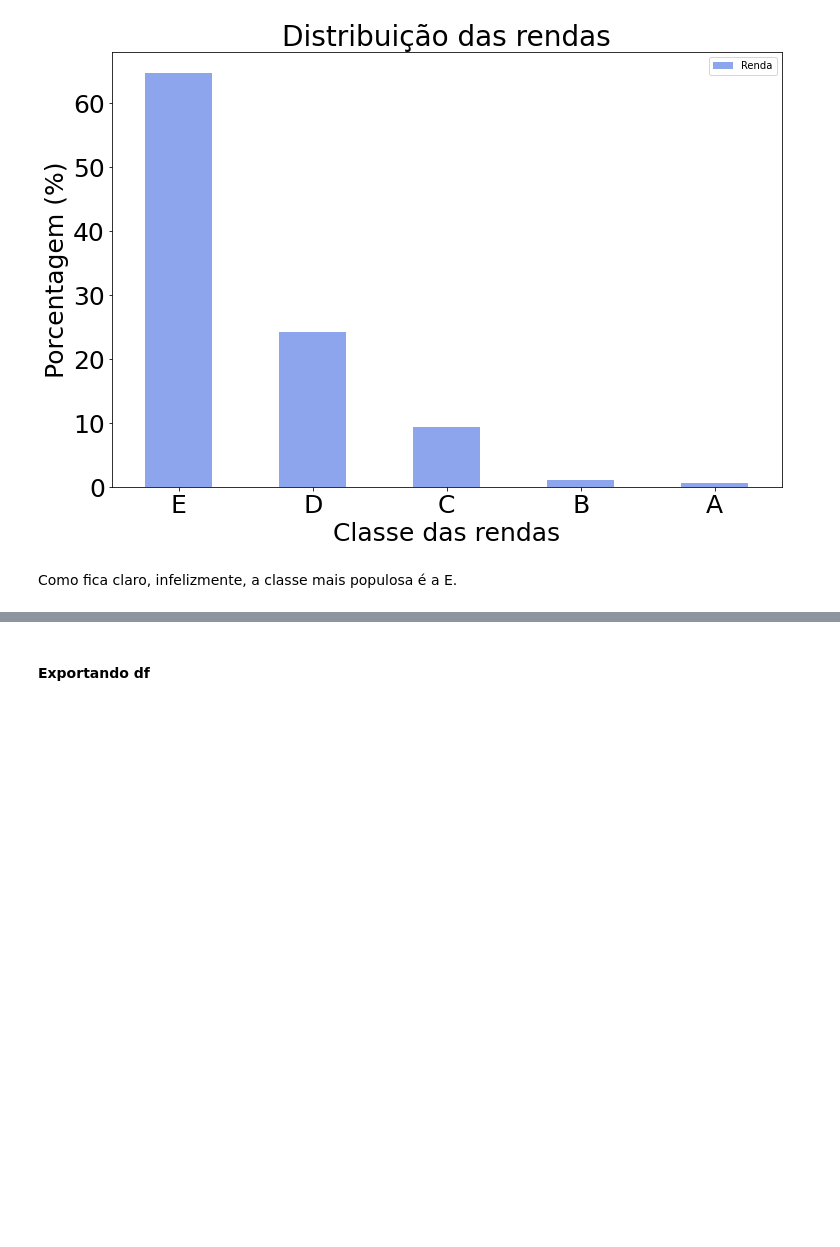
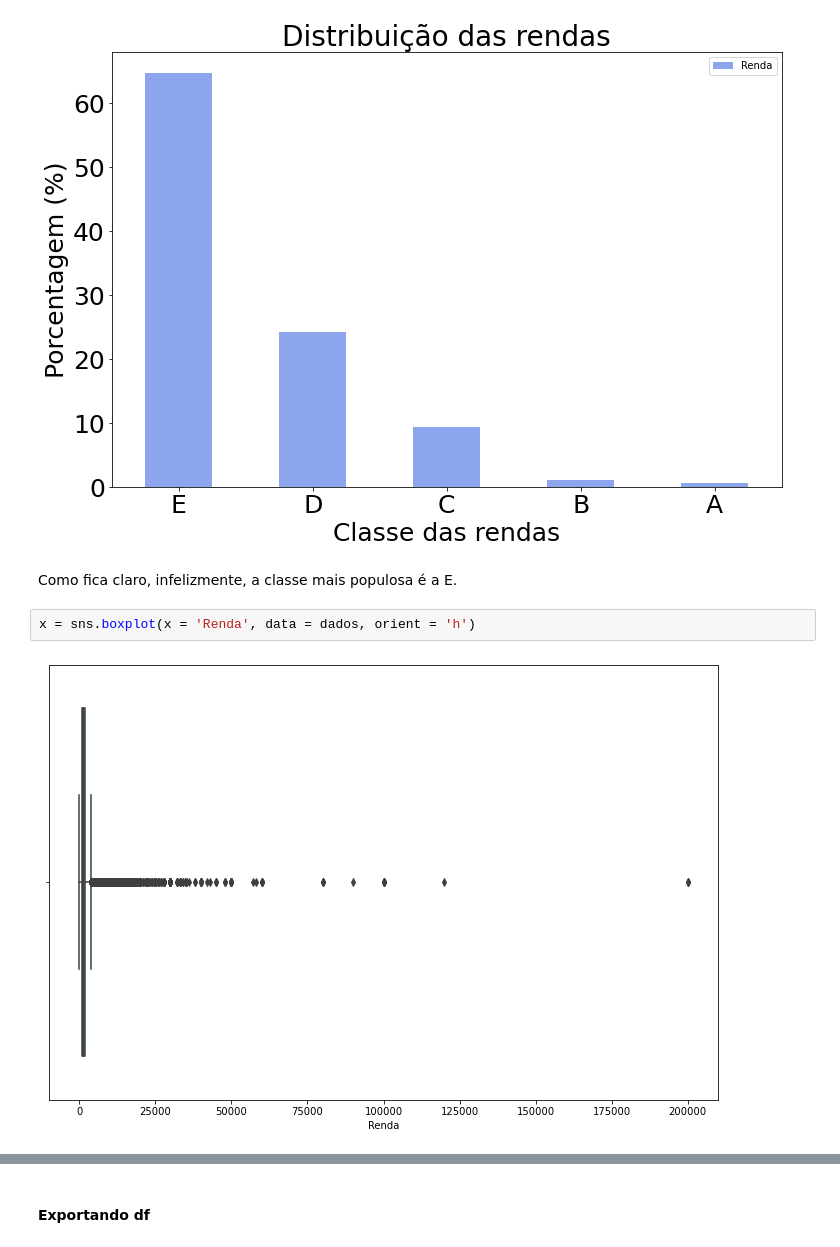
Before and after one commit to Marcus-Bernard0/Data-Science-projects, a Jupyter notebook: 1 - Projeto PNAD/Projeto.ipynb, the cells around one changed output, grey strips where cells are left out. Saved outputs shown, nothing was run; the diff lists cells and outputs as text; blank space fills up the shorter version.

```diff
--- a/1 - Projeto PNAD/Projeto.ipynb
+++ b/1 - Projeto PNAD/Projeto.ipynb
@@ -345,3 +353,7 @@ plt.show()
 [figure]
 # %% [markdown]
 Como fica claro, infelizmente, a classe mais populosa é a E.
+# %%
+x = sns.boxplot(x = 'Renda', data = dados, orient = 'h')
+# %% [output]
+[figure, added]
```
Also changed, not shown: parts of 8 cells of this notebook, 1 other file.
